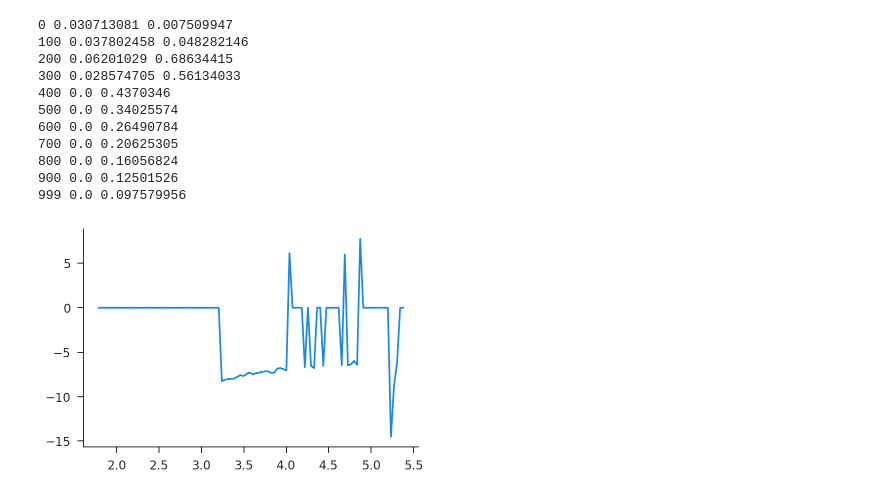
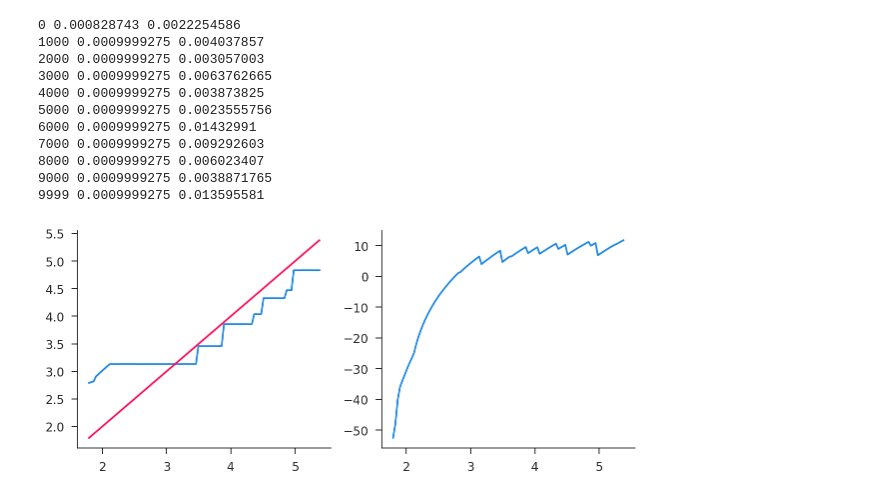
Before and after one commit to iamlemec/grad_code, a Jupyter notebook: assign_1.ipynb, the cells around one changed output. Saved outputs shown, nothing was run; the diff lists cells and outputs as text; code cells hidden in the pictures.

```diff
--- a/assign_1.ipynb
+++ b/assign_1.ipynb
@@ -31,18 +28,32 @@ k_grid = ps.make_grid(k_ss, f_lo, f_hi, N)
+# %%
+# algo parameters
+alg = {
+    'N': 100,
+    'flo': 0.5,
+    'fhi': 1.5,
+    'Δk': 0.001,
+    'Δv': 0.001,
+    'ε': 0.01
+}
+# %%
+vfi = ps.ValfuncInterp(par, alg)
 # %%
-kp, vp = ps.solve_interp(par, k_grid, Δ=0.05, K=1000)
+kp, vp = vfi.solve_interp(K=10000)
 # %% [output]
-0 0.030713081 0.007509947
-100 0.037802458 0.048282146
-200 0.06201029 0.68634415
-300 0.028574705 0.56134033
-400 0.0 0.4370346
-500 0.0 0.34025574
-600 0.0 0.26490784
-700 0.0 0.20625305
-800 0.0 0.16056824
-900 0.0 0.12501526
-999 0.0 0.097579956
+0 0.000828743 0.0022254586
+1000 0.0009999275 0.004037857
+2000 0.0009999275 0.003057003
+3000 0.0009999275 0.0063762665
+4000 0.0009999275 0.003873825
+5000 0.0009999275 0.0023555756
+6000 0.0009999275 0.01432991
+7000 0.0009999275 0.009292603
+8000 0.0009999275 0.006023407
+9000 0.0009999275 0.0038871765
+9999 0.0009999275 0.013595581
 # %%
-plt.plot(k_grid, kp);
+fig, ax = plt.subplots(ncols=2, figsize=(10, 4))
+ax[0].plot(vfi.k_grid, kp, vfi.k_grid, vfi.k_grid);
+ax[1].plot(vfi.k_grid, vp);
 # %% [output]
-[figure, old version]
+[figure, new version]
```
Also changed, not shown: parts of 5 cells of this notebook, 1 other file.
